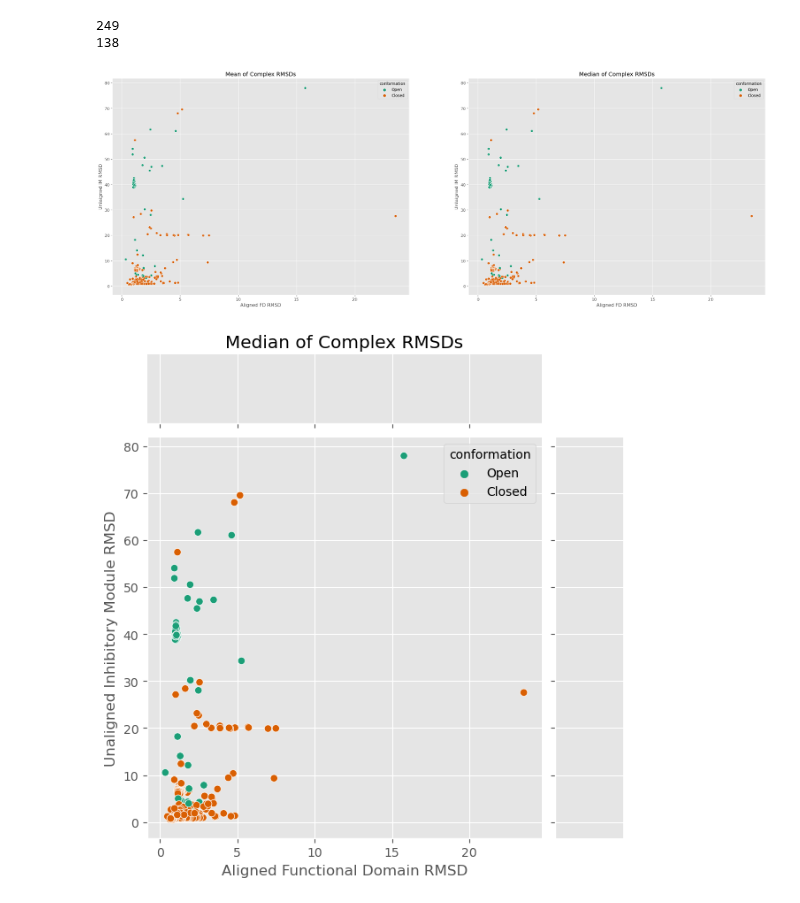
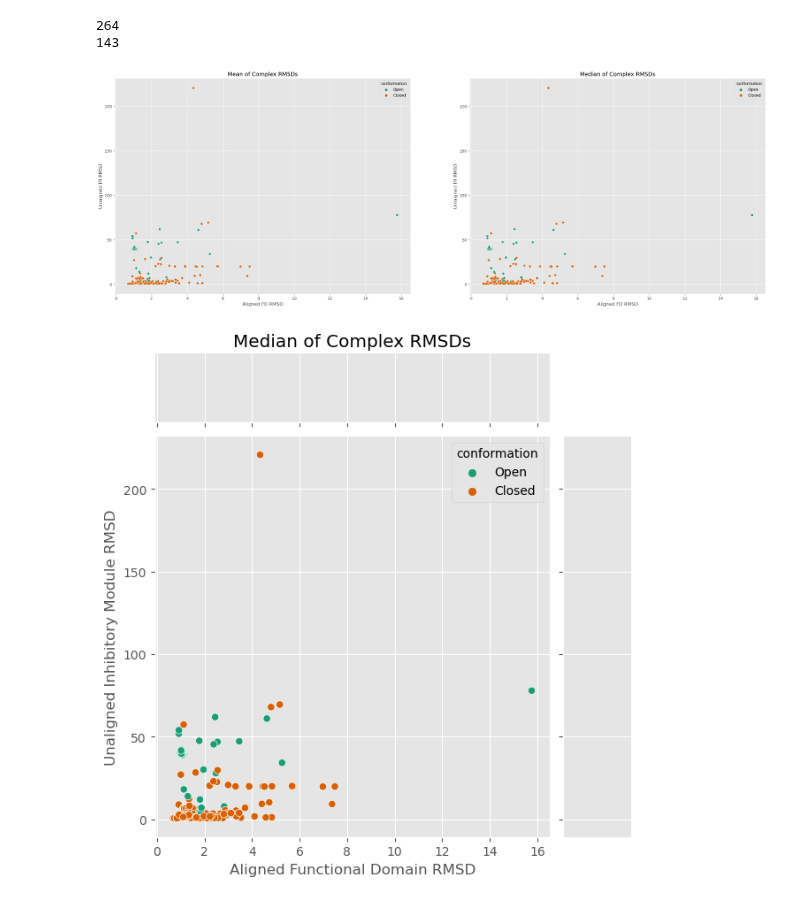
Before and after one commit to jpigles/alphafold-rmsd, a Jupyter notebook: practice_matplotlib.ipynb, the cells around one changed output. Cells and saved outputs as stored; diff of their text form; code cells hidden in the pictures.

```diff
--- a/practice_matplotlib.ipynb
+++ b/practice_matplotlib.ipynb
@@ -9,6 +9,6 @@ import scipy as sp
 import json
 import sys
 
-df = pd.read_csv('autoinhibition_protein_data/project_pipeline/data/classified_files.tsv', sep='\t').astype('object')
+df = pd.read_csv('./project_pipeline/data/classified_files_3.tsv', sep='\t').astype('object')
 df.head()
 # %% [output]
@@ -194,8 +157,8 @@ f3.savefig('non-aligned_rmsds.png')
 df_classified = df.sort_values(by='conformation', ascending=False)
 df_categ = df_classified[['2_aligned', '2_comp', 'conformation']]
 
-df_auto = df_no_outlier.loc[df['conformation'] == 'Autoinhibited']
-df_active = df_no_outlier.loc[df['conformation'] == 'Active']
+df_auto = df.loc[df['conformation'] == 'Autoinhibited']
+df_active = df.loc[df['conformation'] == 'Active']
 active_median_1 = df_active['2_comp'].median(axis=0)
 active_median_2 = df_active['2_aligned'].median(axis=0)
 auto_median_1 = df_auto['2_comp'].median(axis=0)
@@ -209,11 +172,11 @@ brewer = sns.color_palette('Dark2', 4)
 active_color = brewer[0]
 auto_color = brewer[1]
 
-print(df_no_outlier['state'].value_counts()['Autoinhibited'])
-print(df_no_outlier['state'].value_counts()['Active'])
+print(df['state'].value_counts()['Autoinhibited'])
+print(df['state'].value_counts()['Active'])
 
 f, ax = plt.subplots(nrows=1, ncols=2, figsize=(30, 10))
-sns.scatterplot(data=df_no_outlier, x='2_aligned', y='2_comp', hue='conformation', legend='brief', palette=brewer, ax=ax[0])
+sns.scatterplot(data=df, x='2_aligned', y='2_comp', hue='conformation', legend='brief', palette=brewer, ax=ax[0])
 ax[0].set_title('Mean of Complex RMSDs')
 ax[0].set_xlabel('Aligned FD RMSD')
 ax[0].set_ylabel('Unlaigned IM RMSD')
@@ -222,7 +185,7 @@ ax[0].axhline(y=active_mean_1, color = active_color)
 ax[0].axvline(x=auto_mean_2, color = auto_color)
 ax[0].axhline(y=auto_mean_1, color=auto_color)
 
-sns.scatterplot(data=df_no_outlier, x='2_aligned', y='2_comp', hue='conformation', legend='brief', palette=brewer, ax=ax[1])
+sns.scatterplot(data=df, x='2_aligned', y='2_comp', hue='conformation', legend='brief', palette=brewer, ax=ax[1])
 ax[1].set_title('Median of Complex RMSDs')
 ax[1].set_xlabel('Aligned FD RMSD')
 ax[1].set_ylabel('Unlaigned IM RMSD')
@@ -234,34 +197,34 @@ ax[1].axhline(y=auto_median_1, color=auto_color)
 plt.savefig('means_and_medians_of_compared_structures.png')
 plt.show()
 # %% [output]
-249
-138
+264
+143
-[figure, old version]
+[figure, new version]
 # %%
 xactive = df_active['2_aligned']
 xauto = df_auto['2_aligned']
 yactive = df_active['2_comp']
 yauto = df_auto['2_comp']
 g = sns.JointGrid()
-sns.scatterplot(data=df_no_outlier, x='2_aligned', y='2_comp', palette=brewer, hue=df_no_outlier['conformation'], ax=g.ax_joint)
+sns.scatterplot(data=df, x='2_aligned', y='2_comp', palette=brewer, hue=df['conformation'], ax=g.ax_joint)
 g.ax_joint.axvline(x=active_median_2, color=active_color)
 g.ax_joint.axhline(y=active_median_1, color = active_color)
 g.ax_joint.axvline(x=auto_median_2, color = auto_color)
 g.ax_joint.axhline(y=auto_median_1, color=auto_color)
 g.ax_joint.set_xlabel('Aligned Functional Domain RMSD')
 g.ax_joint.set_ylabel('Unaligned Inhibitory Module RMSD')
 g.ax_marg_x.set_title('Median of Complex RMSDs')
 
 for a in [xactive, xauto]:
     sns.histplot(x=a, ax=g.ax_marg_x, stat='percent', alpha=0.5)
 # sns.histplot(x=x, ax=g.ax_marg_x, palette=brewer, multiple='dodge', hue=df_no_outlier['conformation'], stat='probability')
 for b in [yactive, yauto]:
     sns.histplot(y=b, ax=g.ax_marg_y, stat='percent', alpha=0.5)
 # sns.histplot(y=y, ax=g.ax_marg_y, palette=brewer, multiple='dodge', hue=df_no_outlier['conformation'])
 plt.show()
 g.savefig('joint_plot_with_medians.png')
 # %% [output]
-[figure, old version]
+[figure, new version]
 # %%
 xactive = df_active['2_aligned']
 xauto = df_auto['2_aligned']
```
Also changed, not shown: parts of 13 cells of this notebook, 5 other files.
